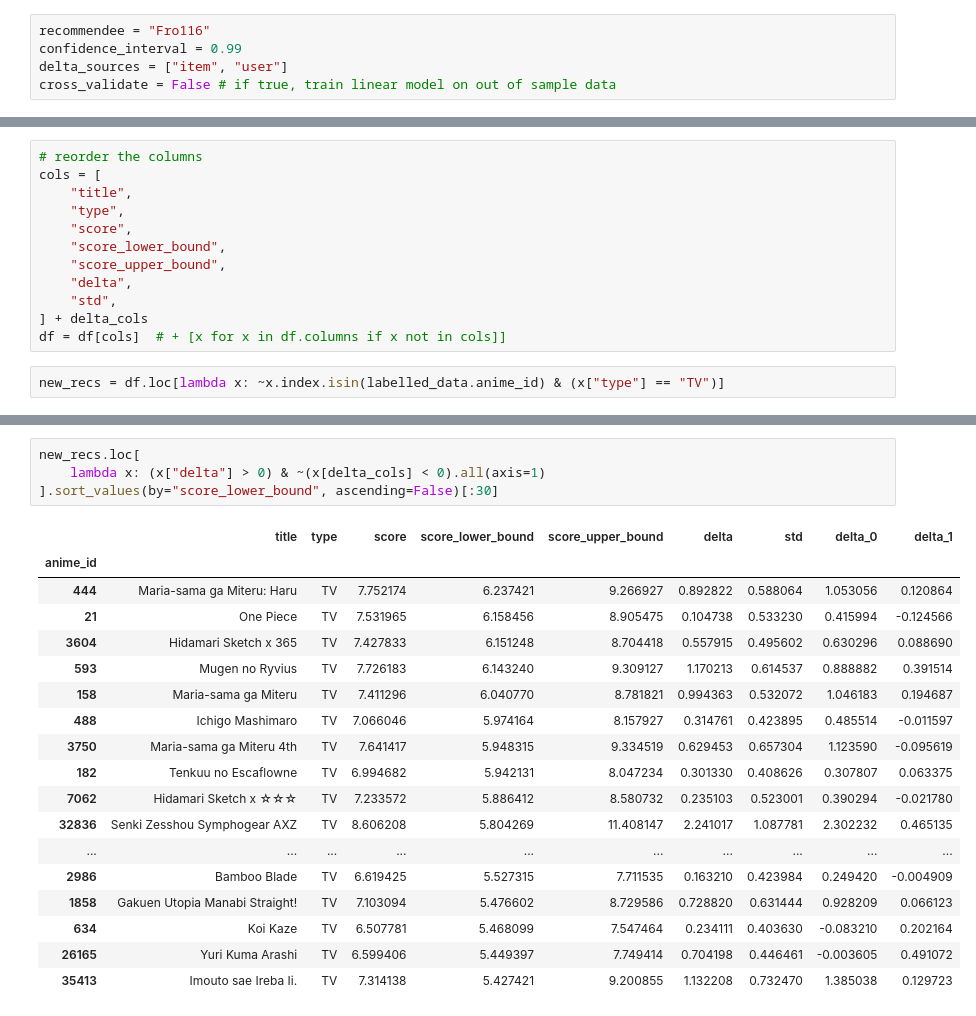
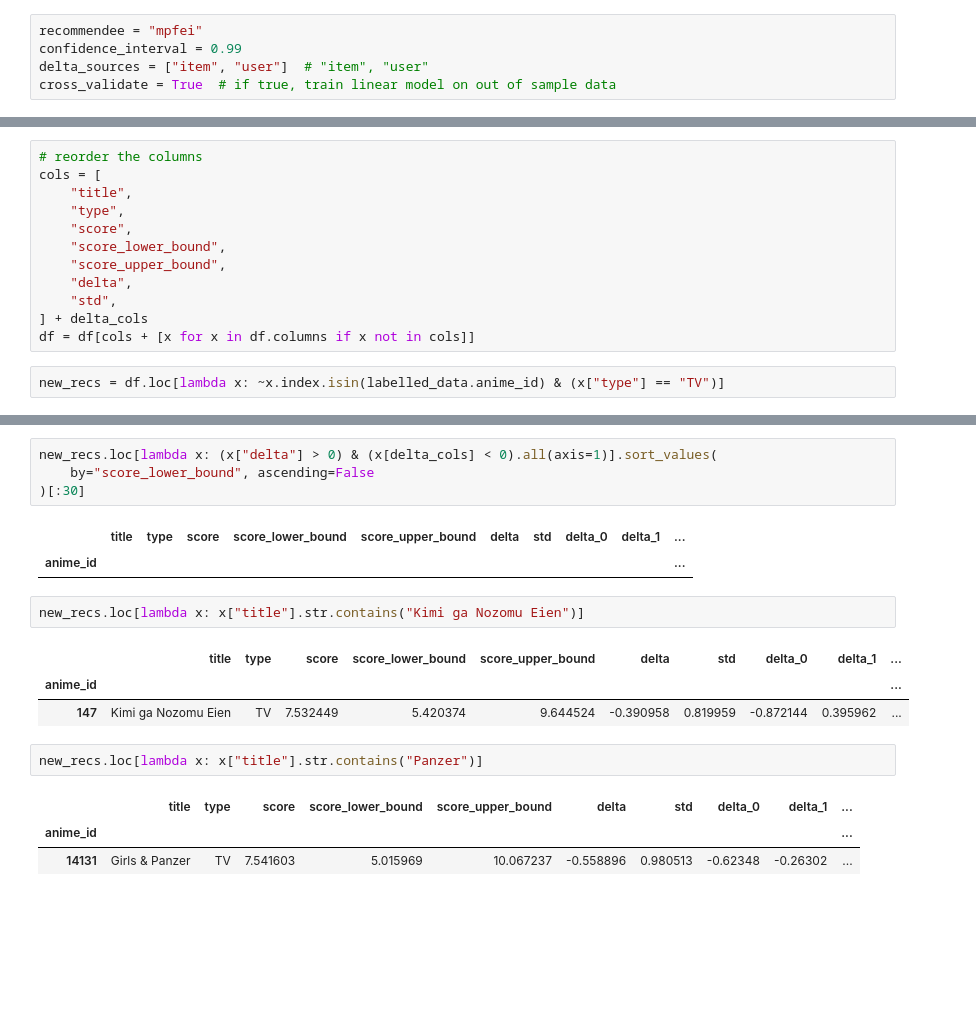
Before and after one commit to Fro116/RecommenderSystem, a Jupyter notebook: notebooks/DeltaProviders/CombineDeltasCV.ipynb, the cells around one changed output, grey strips where cells are left out. Saved outputs shown, nothing was run; the diff lists cells and outputs as text; blank space fills up the shorter version.

```diff
--- a/notebooks/DeltaProviders/CombineDeltasCV.ipynb
+++ b/notebooks/DeltaProviders/CombineDeltasCV.ipynb
@@ -14,10 +14,10 @@ import statsmodels.formula.api as smf
 def lm(*args, **kwargs):
     return smf.ols(*args, **kwargs).fit()
 # %%
-recommendee = "Fro116"
+recommendee = "mpfei"
 confidence_interval = 0.99
-delta_sources = ["item", "user"]
-cross_validate = False # if true, train linear model on out of sample data
+delta_sources = ["item", "user"]  # "item", "user"
+cross_validate = True  # if true, train linear model on out of sample data
 # %%
 os.chdir(f"../../data/deltas/{recommendee}")
 # %%
@@ -120,7 +130,7 @@ cols = [
     "delta",
     "std",
 ] + delta_cols
-df = df[cols]  # + [x for x in df.columns if x not in cols]]
+df = df[cols + [x for x in df.columns if x not in cols]]
 # %%
 new_recs = df.loc[lambda x: ~x.index.isin(labelled_data.anime_id) & (x["type"] == "TV")]
 # %%
@@ -149,23 +205,19 @@ df.loc[
 # %%
-new_recs.loc[
-    lambda x: (x["delta"] > 0) & ~(x[delta_cols] < 0).all(axis=1)
-].sort_values(by="score_lower_bound", ascending=False)[:30]
+new_recs.loc[lambda x: (x["delta"] > 0) & (x[delta_cols] < 0).all(axis=1)].sort_values(
+    by="score_lower_bound", ascending=False
+)[:30]
 # %% [output]
-|  | title | type | score | score_lower_bound | score_upper_bound | delta | std | delta_0 | delta_1 |
-| anime_id |  |  |  |  |  |  |  |  |  |
-| 444 | Maria-sama ga Miteru: Haru | TV | 7.752174 | 6.237421 | 9.266927 | 0.892822 | 0.588064 | 1.053056 | 0.120864 |
-| 21 | One Piece | TV | 7.531965 | 6.158456 | 8.905475 | 0.104738 | 0.533230 | 0.415994 | -0.124566 |
-| 3604 | Hidamari Sketch x 365 | TV | 7.427833 | 6.151248 | 8.704418 | 0.557915 | 0.495602 | 0.630296 | 0.088690 |
-| 593 | Mugen no Ryvius | TV | 7.726183 | 6.143240 | 9.309127 | 1.170213 | 0.614537 | 0.888882 | 0.391514 |
-| 158 | Maria-sama ga Miteru | TV | 7.411296 | 6.040770 | 8.781821 | 0.994363 | 0.532072 | 1.046183 | 0.194687 |
-| 488 | Ichigo Mashimaro | TV | 7.066046 | 5.974164 | 8.157927 | 0.314761 | 0.423895 | 0.485514 | -0.011597 |
-| 3750 | Maria-sama ga Miteru 4th | TV | 7.641417 | 5.948315 | 9.334519 | 0.629453 | 0.657304 | 1.123590 | -0.095619 |
-| 182 | Tenkuu no Escaflowne | TV | 6.994682 | 5.942131 | 8.047234 | 0.301330 | 0.408626 | 0.307807 | 0.063375 |
-| 7062 | Hidamari Sketch x ☆☆☆ | TV | 7.233572 | 5.886412 | 8.580732 | 0.235103 | 0.523001 | 0.390294 | -0.021780 |
-| 32836 | Senki Zesshou Symphogear AXZ | TV | 8.606208 | 5.804269 | 11.408147 | 2.241017 | 1.087781 | 2.302232 | 0.465135 |
-| ... | ... | ... | ... | ... | ... | ... | ... | ... | ... |
-| 2986 | Bamboo Blade | TV | 6.619425 | 5.527315 | 7.711535 | 0.163210 | 0.423984 | 0.249420 | -0.004909 |
-| 1858 | Gakuen Utopia Manabi Straight! | TV | 7.103094 | 5.476602 | 8.729586 | 0.728820 | 0.631444 | 0.928209 | 0.066123 |
-| 634 | Koi Kaze | TV | 6.507781 | 5.468099 | 7.547464 | 0.234111 | 0.403630 | -0.083210 | 0.202164 |
-| 26165 | Yuri Kuma Arashi | TV | 6.599406 | 5.449397 | 7.749414 | 0.704198 | 0.446461 | -0.003605 | 0.491072 |
-| 35413 | Imouto sae Ireba Ii. | TV | 7.314138 | 5.427421 | 9.200855 | 1.132208 | 0.732470 | 1.385038 | 0.129723 |
+|  | title | type | score | score_lower_bound | score_upper_bound | delta | std | delta_0 | delta_1 | ... |
+| anime_id |  |  |  |  |  |  |  |  |  | ... |
+# %%
+new_recs.loc[lambda x: x["title"].str.contains("Kimi ga Nozomu Eien")]
+# %% [output]
+|  | title | type | score | score_lower_bound | score_upper_bound | delta | std | delta_0 | delta_1 | ... |
+| anime_id |  |  |  |  |  |  |  |  |  | ... |
+| 147 | Kimi ga Nozomu Eien | TV | 7.532449 | 5.420374 | 9.644524 | -0.390958 | 0.819959 | -0.872144 | 0.395962 | ... |
+# %%
+new_recs.loc[lambda x: x["title"].str.contains("Panzer")]
+# %% [output]
+|  | title | type | score | score_lower_bound | score_upper_bound | delta | std | delta_0 | delta_1 | ... |
+| anime_id |  |  |  |  |  |  |  |  |  | ... |
+| 14131 | Girls & Panzer | TV | 7.541603 | 5.015969 | 10.067237 | -0.558896 | 0.980513 | -0.62348 | -0.26302 | ... |
```
Also changed, not shown: parts of 7 cells of this notebook, 11 other files.
